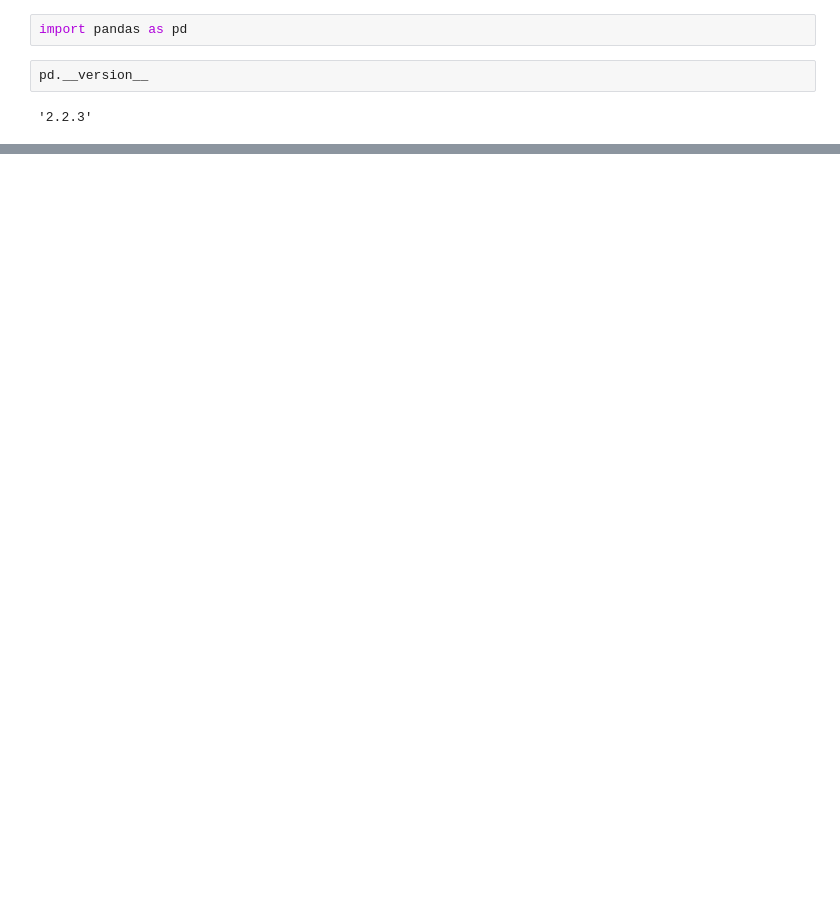
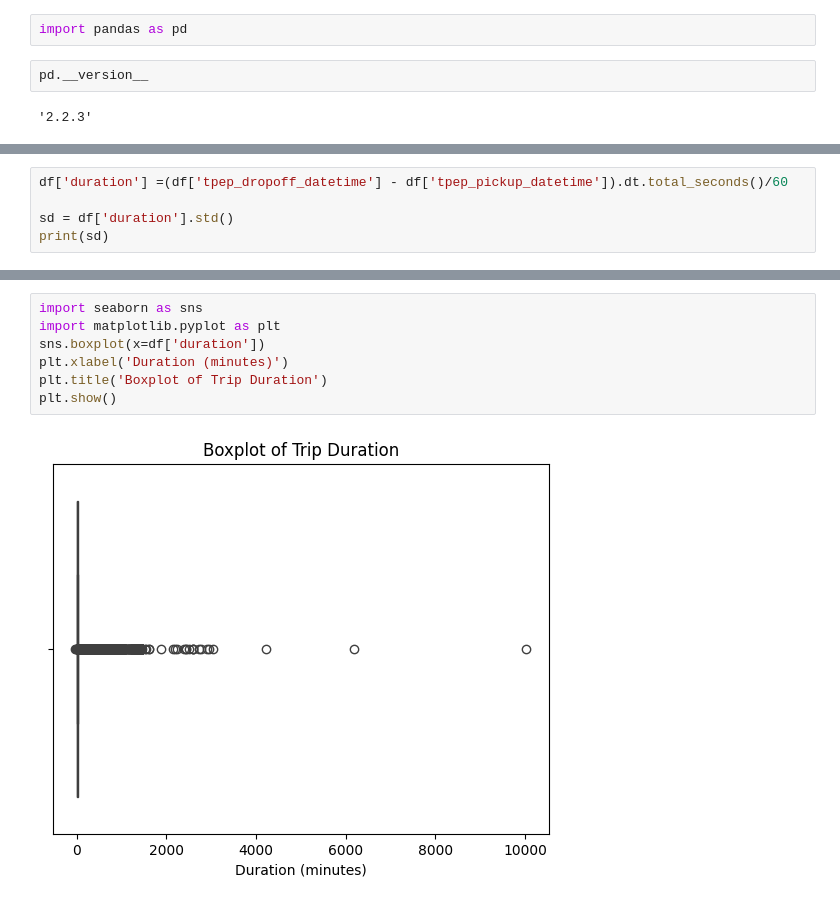
Before and after one commit to wambaria/mlops, a Jupyter notebook: 01-intro/homework.ipynb, the cells around one changed output, grey strips where cells are left out. Cells and saved outputs as stored; diff of their text form; blank space fills up the shorter version.

```diff
--- a/01-intro/homework.ipynb
+++ b/01-intro/homework.ipynb
@@ -24,0 +57,5 @@ import sklearn
+# %%
+df['duration'] =(df['tpep_dropoff_datetime'] - df['tpep_pickup_datetime']).dt.total_seconds()/60
+
+sd = df['duration'].std()
+print(sd)
@@ -24,0 +76,9 @@ import sklearn
+# %%
+import seaborn as sns
+import matplotlib.pyplot as plt
+sns.boxplot(x=df['duration'])
+plt.xlabel('Duration (minutes)')
+plt.title('Boxplot of Trip Duration')
+plt.show()
+# %% [output]
+[figure, added]
```
Also changed, not shown: parts of 11 cells of this notebook.
